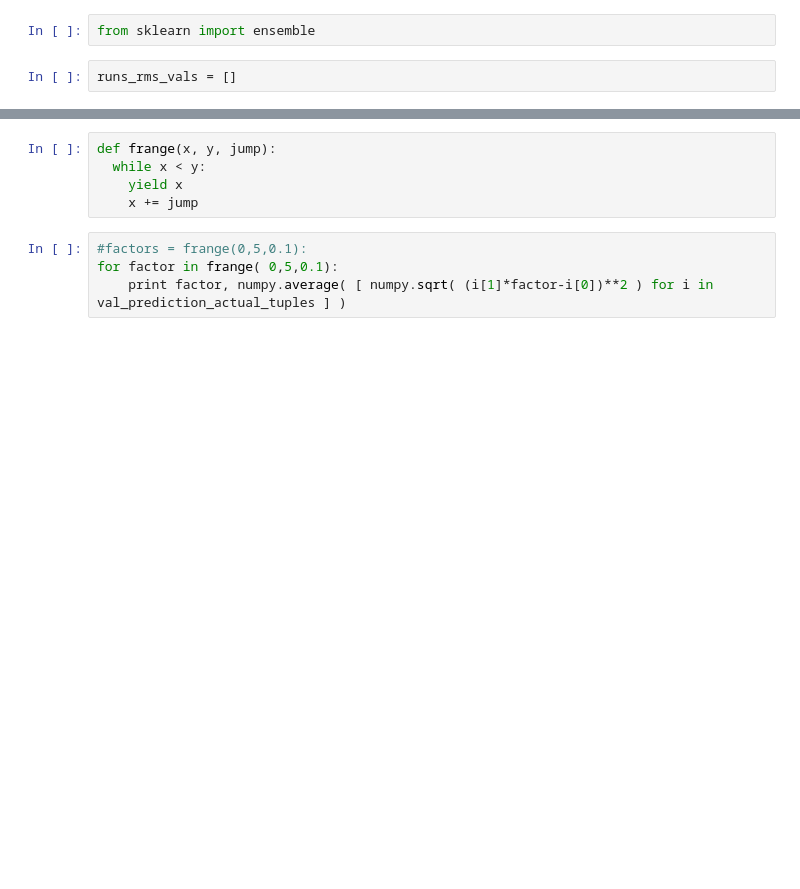
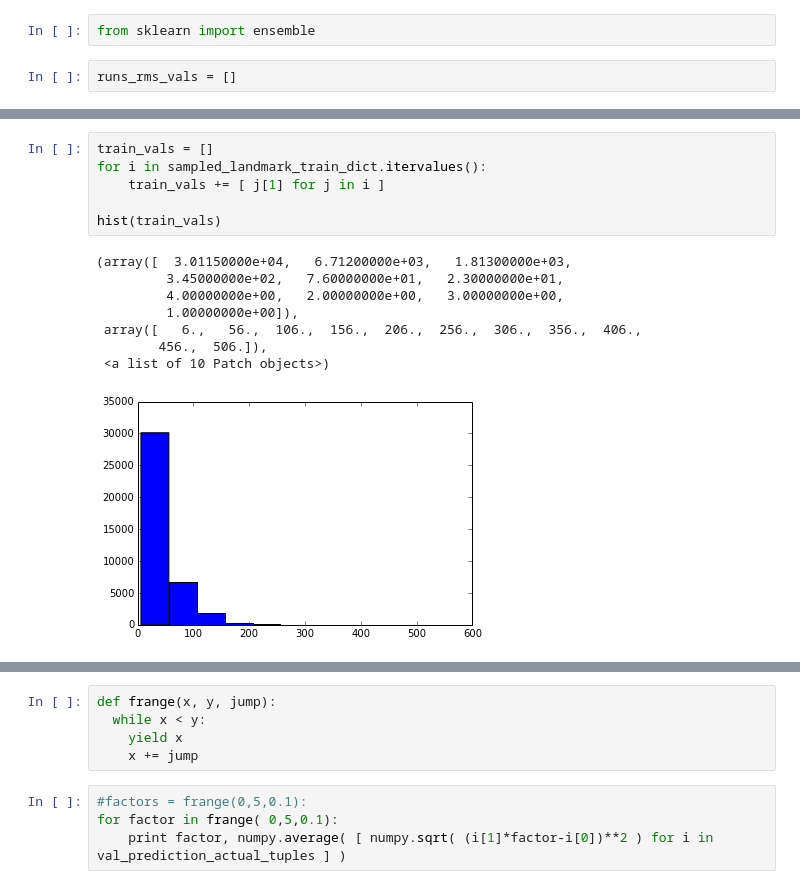
Before and after one commit to wpli/supervised-learning, a Jupyter notebook: notebooks/workbench.ipynb, the cells around one changed output, grey strips where cells are left out. Cells and saved outputs as stored; diff of their text form; blank space fills up the shorter version.

```diff
--- a/notebooks/workbench.ipynb
+++ b/notebooks/workbench.ipynb
@@ -371,0 +472,15 @@ Wrote ../submissions/submission.1387771568.txt
+# %%
+train_vals = []
+for i in sampled_landmark_train_dict.itervalues():
+    train_vals += [ j[1] for j in i ]
+
+hist(train_vals)
+# %% [output]
+(array([  3.01150000e+04,   6.71200000e+03,   1.81300000e+03,
+         3.45000000e+02,   7.60000000e+01,   2.30000000e+01,
+         4.00000000e+00,   2.00000000e+00,   3.00000000e+00,
+         1.00000000e+00]),
+ array([   6.,   56.,  106.,  156.,  206.,  256.,  306.,  356.,  406.,
+        456.,  506.]),
+ <a list of 10 Patch objects>)
+[figure, added]
```
Also changed, not shown: parts of 8 cells of this notebook, 2 other files.
